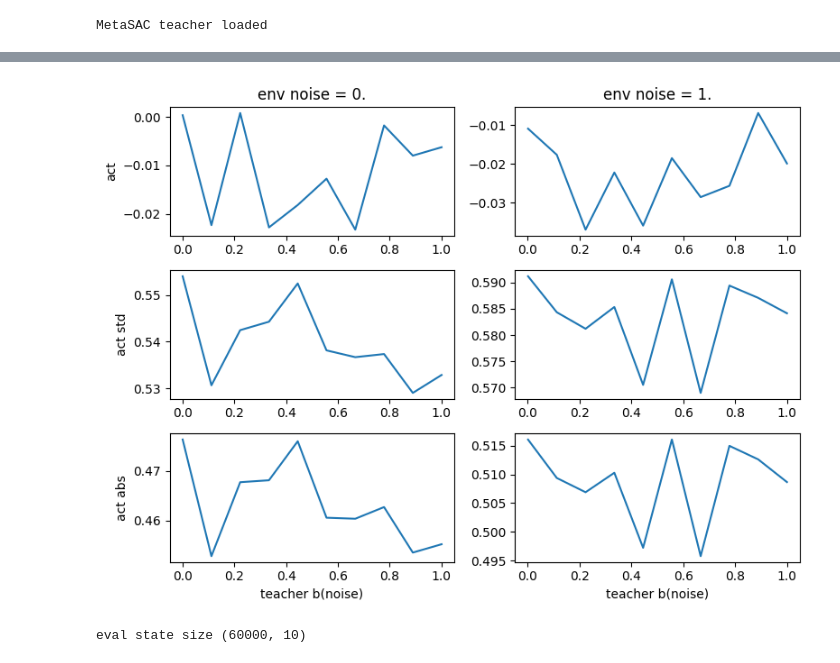
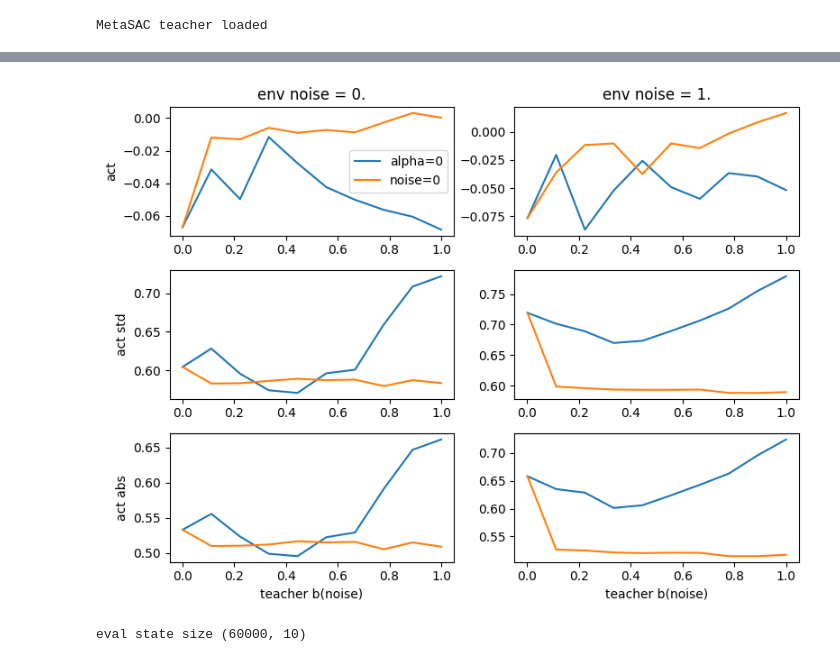
Before and after one commit to KilianFt/LIFT, a Jupyter notebook: notebooks/teacher_meta_analysis.ipynb, the cells around one changed output, grey strips where cells are left out. Cells and saved outputs as stored; diff of their text form; code cells hidden in the pictures.

```diff
--- a/notebooks/teacher_meta_analysis.ipynb
+++ b/notebooks/teacher_meta_analysis.ipynb
@@ -32,8 +32,9 @@ class ConditionedTeacher:
         self.teacher = teacher
 
     def sample_action(self, obs, sample_mean):
+        # NOTE: be careful about meta var indexing in case teacher is not trained on alpha
         obs_ = copy.deepcopy(obs)
-        obs_["observation"][..., -1] = self.noise
+        obs_["observation"][..., -2] = self.noise
         obs_["observation"][..., -1] = self.alpha
         return self.teacher.sample_action(obs_, sample_mean)
 # %%
@@ -96,7 +97,7 @@ for i, teacher_noise in enumerate(teacher_noises):
 np.random.seed(0)
 
 noise = 1.
-alpha = 1.
+alpha = 0.
 
 num_rows = 10
 num_cols = 10
@@ -205,28 +201,38 @@ plt.show()
 # %%
 # compare actions
-fig, ax = plt.subplots(3, 2, figsize=(8, 6))
-ax[0, 0].plot(teacher_noises, eval_act_mean_1[:,0].flatten())
-ax[0, 1].plot(teacher_noises, eval_act_mean_2[:,0].flatten())
+fig, ax = plt.subplots(3, 2, figsize=(8, 6), sharex="row")
+ax[0, 0].plot(teacher_noises, eval_act_mean_1[:,0].flatten(), label="alpha=0")
+ax[0, 0].plot(teacher_noises, eval_act_mean_1[0,:].flatten(), label="noise=0")
 
-ax[1, 0].plot(teacher_noises, eval_act_std_1[:,0].flatten())
-ax[1, 1].plot(teacher_noises, eval_act_std_2[:,0].flatten())
+ax[0, 1].plot(teacher_noises, eval_act_mean_2[:,0].flatten(), label="alpha=0")
+ax[0, 1].plot(teacher_noises, eval_act_mean_2[0,:].flatten(), label="noise=0")
 
-ax[2, 0].plot(teacher_noises, eval_act_abs_1[:,0].flatten())
-ax[2, 1].plot(teacher_noises, eval_act_abs_2[:,0].flatten())
+ax[1, 0].plot(teacher_noises, eval_act_std_1[:,0].flatten(), label="alpha=0")
+ax[1, 0].plot(teacher_noises, eval_act_std_1[0,:].flatten(), label="noise=0")
+
+ax[1, 1].plot(teacher_noises, eval_act_std_2[:,0].flatten(), label="alpha=0")
+ax[1, 1].plot(teacher_noises, eval_act_std_2[0,:].flatten(), label="noise=0")
+
+ax[2, 0].plot(teacher_noises, eval_act_abs_1[:,0].flatten(), label="alpha=0")
+ax[2, 0].plot(teacher_noises, eval_act_abs_1[0,:].flatten(), label="noise=0")
+
+ax[2, 1].plot(teacher_noises, eval_act_abs_2[:,0].flatten(), label="alpha=0")
+ax[2, 1].plot(teacher_noises, eval_act_abs_2[0,:].flatten(), label="noise=0")
 
 ax[0, 0].set_title("env noise = 0.")
 ax[0, 1].set_title("env noise = 1.")
 
 ax[-1, 0].set_xlabel("teacher b(noise)")
 ax[-1, 1].set_xlabel("teacher b(noise)")
 
 ax[0, 0].set_ylabel("act")
 ax[1, 0].set_ylabel("act std")
 ax[2, 0].set_ylabel("act abs")
+ax[0, 0].legend()
 plt.tight_layout()
 plt.show()
 # %% [output]
-[figure, old version]
+[figure, new version]
 # %%
 # umap state distributions
 def normalize(x, mu, std):
```
Also changed, not shown: parts of 6 cells of this notebook.
